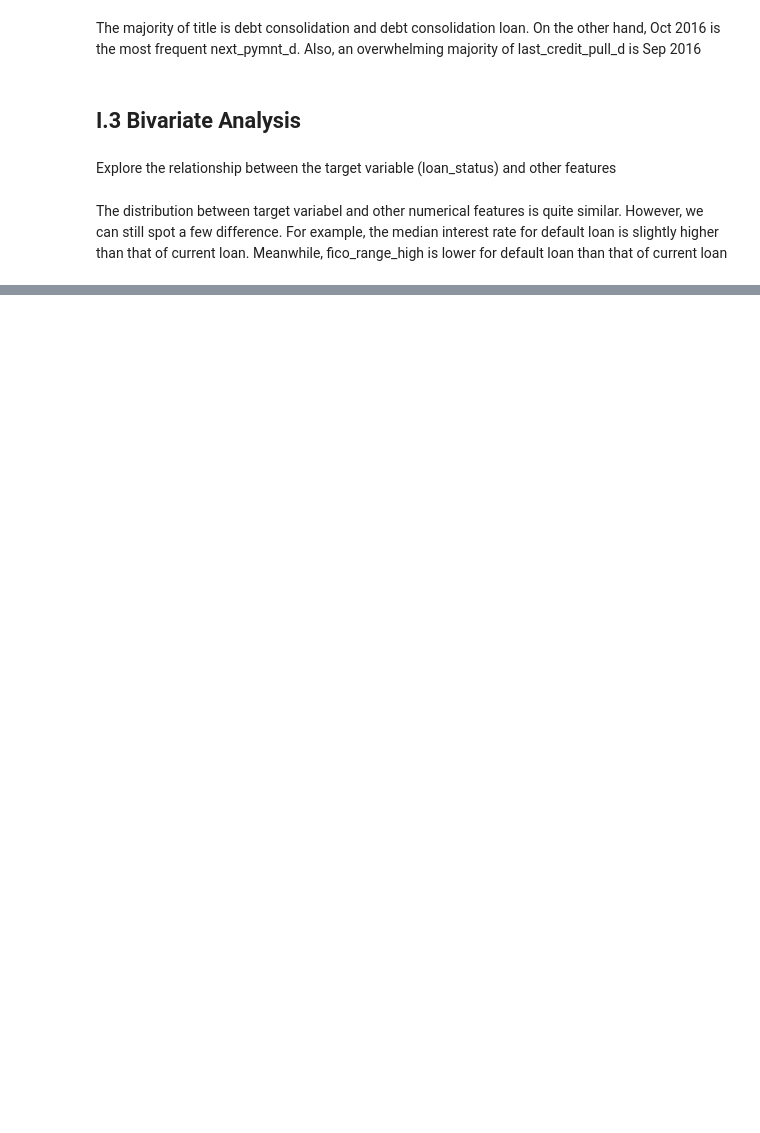
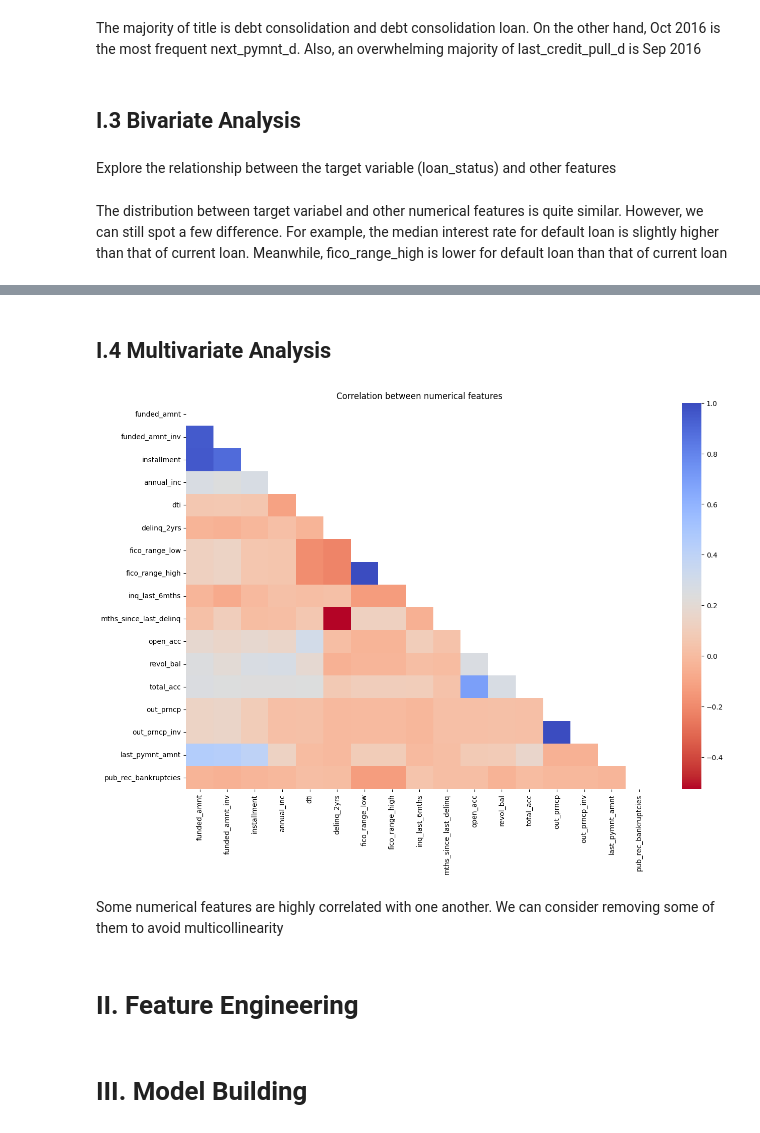
Before and after one commit to namtran6701/Default-Prediction, a Jupyter notebook: NamTran_notebook.ipynb, the cells around one changed output, grey strips where cells are left out. Cells and saved outputs as stored; diff of their text form; code cells hidden in the pictures; blank space fills up the shorter version.

Commit message:
basic model finished

```diff
--- a/NamTran_notebook.ipynb
+++ b/NamTran_notebook.ipynb
@@ -306,0 +268,18 @@ ynk.plot_boxplot_and_histogram(df, numerical_features, 'loan_status')
+# %% [markdown]
+## I.4 Multivariate Analysis
+# %%
+# check the correlation between numerical features
+correlation = df[numerical_features].corr()
+
+plt.figure(figsize=(15, 10))
+mask = np.zeros_like(correlation, dtype=bool)
+mask[np.triu_indices_from(mask)] = True  # Mask the upper triangle
+sns.heatmap(correlation, annot=True, cmap='coolwarm_r', mask=mask)
+plt.title('Correlation between numerical features')
+plt.show()
+# %% [output]
+[figure, added]
+# %% [markdown]
+Some numerical features are highly correlated with one another. We can consider removing some of them to avoid multicollinearity
+# %% [markdown]
+# II. Feature Engineering
@@ -306,0 +297,2 @@ ynk.plot_boxplot_and_histogram(df, numerical_features, 'loan_status')
+# %% [markdown]
+# III. Model Building
```
Also changed, not shown: parts of 26 cells of this notebook, 9 other files.
